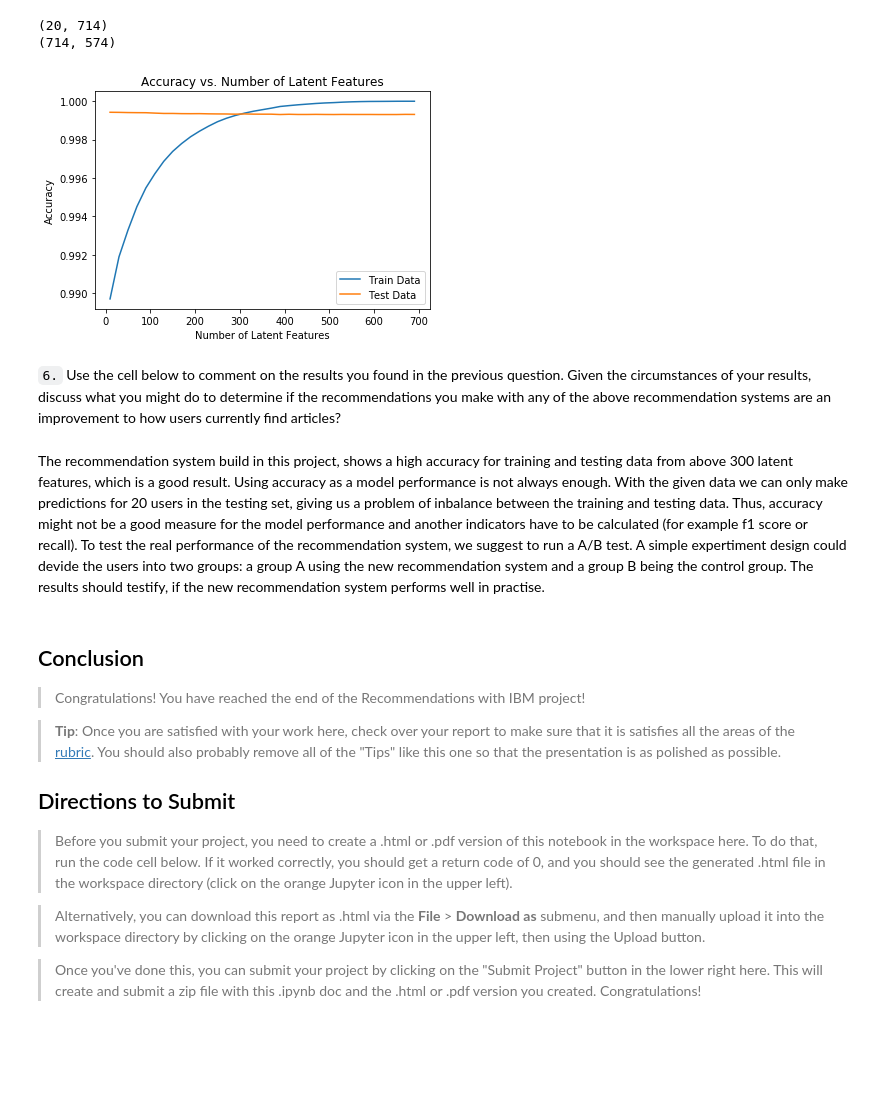
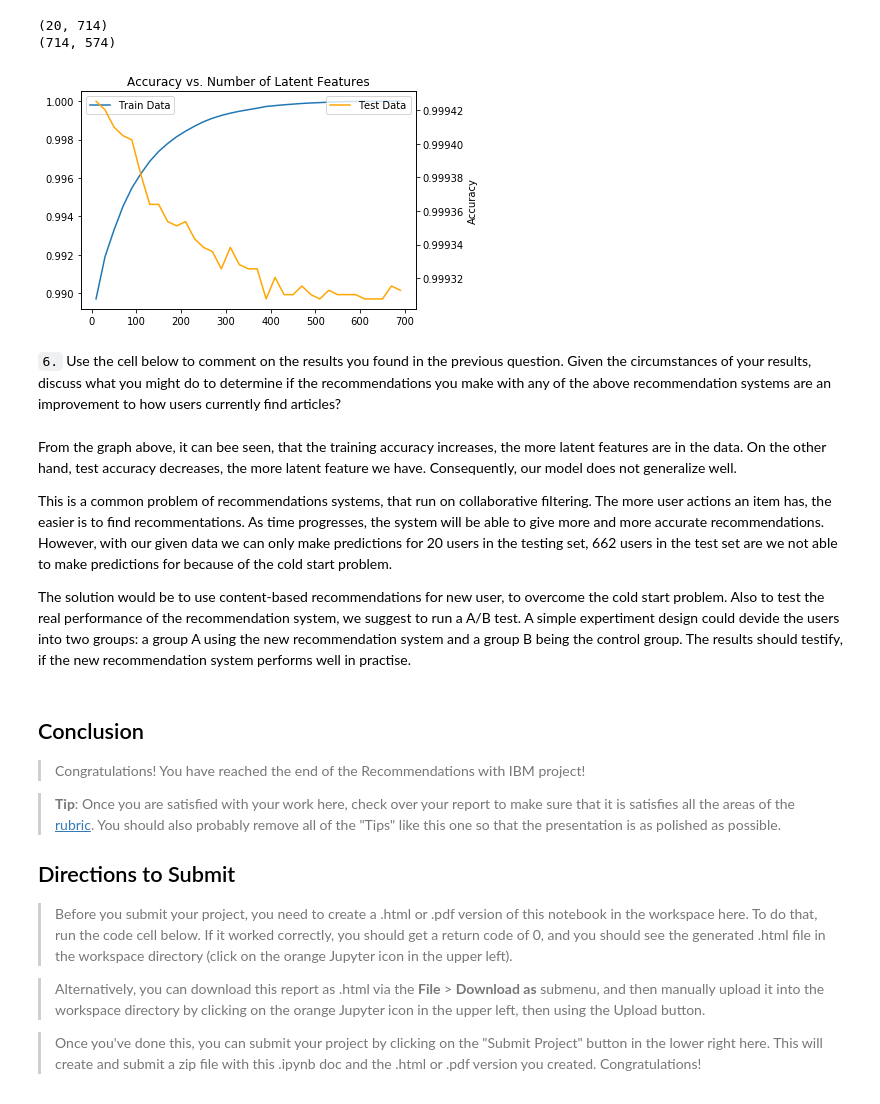
Before and after one commit to astraetluna/Recommendations-with-IBM, a Jupyter notebook: Recommendations_with_IBM.ipynb, the cells around one changed output. Saved outputs shown, nothing was run; the diff lists cells and outputs as text; code cells hidden in the pictures; blank space fills up the shorter version.

```diff
--- a/Recommendations_with_IBM.ipynb
+++ b/Recommendations_with_IBM.ipynb
@@ -795,36 +793,38 @@ for k in num_latent_feats:
     # restructure with k latent features
     s_train_new, u_train_new, vt_train_new = np.diag(s_train[:k]), u_train[:, :k], vt_train[:k, :]
     u_test_new, vt_test_new = u_test[:, :k], vt_test[:k, :]
+
     # take dot product
     user_item_train_est = np.around(np.dot(np.dot(u_train_new, s_train_new), vt_train_new))
     user_item_test_est = np.around(np.dot(np.dot(u_test_new, s_train_new), vt_test_new))
-    user_item_test_est.shape
-     # compute error for each prediction to actual value
+
+    # compute error for each prediction to actual value
     diffs_train = np.subtract(user_item_train, user_item_train_est)
     diffs_test = np.subtract(user_item_test_subset, user_item_test_est)
 
     # total errors and keep track of them
     sum_errs_train.append(np.sum(np.sum(np.abs(diffs_train))))
     sum_errs_test.append(np.sum(np.sum(np.abs(diffs_test))))
-
-
-    err = np.sum(np.sum(np.abs(diffs)))
-    sum_errs.append(err)
-
-fig = plt.figure()
-ax = fig.add_subplot(111)
-plt.plot(num_latent_feats, 1 - np.array(sum_errs_train)/(user_item_train.shape[0]*user_item_test.shape[1]), label='Train Data');
-plt.plot(num_latent_feats, 1 - np.array(sum_errs_test)/(user_item_test.shape[0]*user_item_test.shape[1]), label='Test Data');
-plt.xlabel('Number of Latent Features');
-plt.ylabel('Accuracy');
-ax.legend(loc="lower right")
-plt.title('Accuracy vs. Number of Latent Features');
-# %% [output]
-[figure, removed]
+# %%
+fig, ax1 = plt.subplots()
+ax2 = ax1.twinx()
+ax1.plot(num_latent_feats, 1 - np.array(sum_errs_train)/(user_item_train.shape[0]*user_item_test.shape[1]), label="Train Data");
+ax2.plot(num_latent_feats, 1 - np.array(sum_errs_test)/(user_item_test.shape[0]*user_item_test.shape[1]), label="Test Data", color = "orange");
+plt.xlabel('Number of Latent Features');
+plt.ylabel('Accuracy');
+ax1.legend(loc="best")
+ax2.legend(loc="best")
+plt.title('Accuracy vs. Number of Latent Features');
+# %% [output]
+[figure, added]
 # %% [markdown]
 `6.` Use the cell below to comment on the results you found in the previous question. Given the circumstances of your results, discuss what you might do to determine if the recommendations you make with any of the above recommendation systems are an improvement to how users currently find articles?
 # %% [markdown]
-The recommendation system build in this project, shows a high accuracy for training and testing data from above 300 latent features, which is a good result. Using accuracy as a model performance is not always enough. With the given data we can only make predictions for 20 users in the testing set, giving us a problem of inbalance between the training and testing data. Thus, accuracy might not be a good measure for the model performance and another indicators have to be calculated (for example f1 score or recall). To test the real performance of the recommendation system, we suggest to run a A/B test. A simple expertiment design could devide the users into two groups: a group A using the new recommendation system and a group B being the control group. The results should testify, if the new recommendation system performs well in practise.
+From the graph above, it can bee seen, that the training accuracy increases, the more latent features are in the data. On the other hand, test accuracy decreases, the more latent feature we have. Consequently, our model does not generalize well.
+
+This is a common problem of recommendations systems, that run on collaborative filtering. The more user actions an item has, the easier is to find recommentations. As time progresses, the system will be able to give more and more accurate recommendations. However, with our given data we can only make predictions for 20 users in the testing set, 662 users in the test set are we not able to make predictions for because of the cold start problem.
+
+The solution would be to use content-based recommendations for new user, to overcome the cold start problem. Also to test the real performance of the recommendation system, we suggest to run a A/B test. A simple expertiment design could devide the users into two groups: a group A using the new recommendation system and a group B being the control group. The results should testify, if the new recommendation system performs well in practise.
 # %% [markdown]
 <a id='conclusions'></a>
 
```
Also changed, not shown: parts of 8 cells of this notebook, 1 other file.
